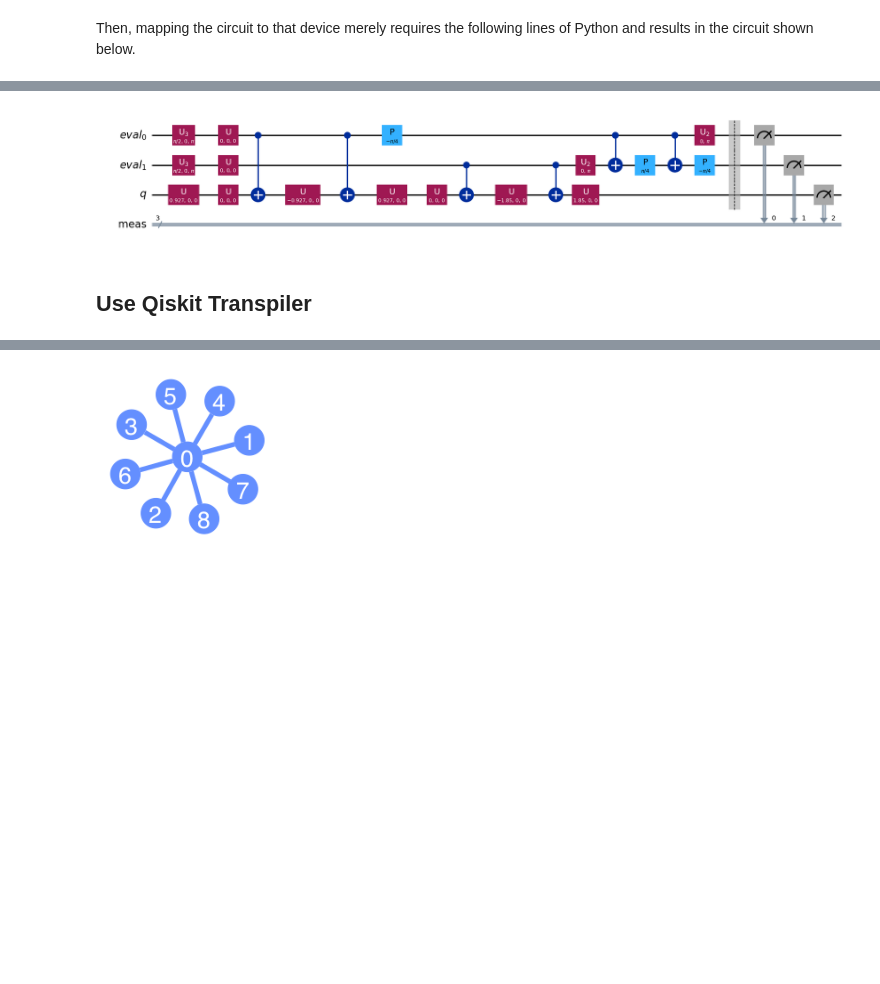
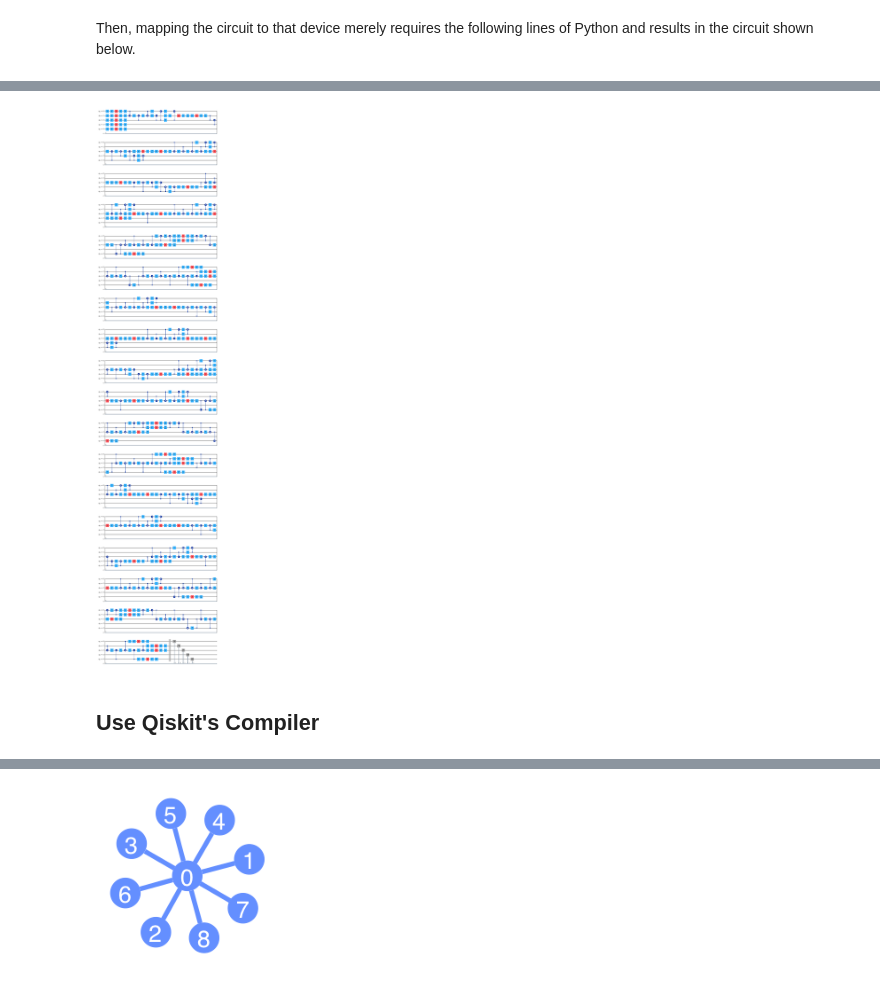
Before and after one commit to cda-tum/mqt, a Jupyter notebook: tutorial/02_compilation.ipynb, the cells around one changed output, grey strips where cells are left out. Cells and saved outputs as stored; diff of their text form; code cells hidden in the pictures; blank space fills up the shorter version.

```diff
--- a/tutorial/02_compilation.ipynb
+++ b/tutorial/02_compilation.ipynb
@@ -38,7 +36,10 @@ Assume we want to perform the computation from the previous GHZ state on a five-
 from qiskit.providers.fake_provider import Fake5QV1
 from qiskit.pulse import num_qubits
 from qiskit.visualization import plot_gate_map
+from qiskit.providers.fake_provider import GenericBackendV2
 
-backend = Fake5QV1()
+coupling_map = [[0, 1], [1,0], [1, 2], [2, 1], [0, 2], [2, 0], [2, 4], [4, 2], [2, 3], [3, 2], [3, 4], [4, 3]]
+backend = GenericBackendV2(num_qubits=5, coupling_map=coupling_map, basis_gates=["cx", "u"])
+
 plot_gate_map(backend)
 # %% [output]
@@ -51,5 +52,4 @@ from qiskit.providers.fake_provider import Fake5QV1
 from mqt.bench import get_benchmark
 
 circ = get_benchmark(benchmark_name="ghz", level="alg", circuit_size=3)
-backend = Fake5QV1()
-circ_mapped, results = compile(circ, backend)
+circ.draw(output="mpl")
@@ -78,0 +75,3 @@ circ_mapped.draw(output='mpl')
+# %%
+circ=get_benchmark(benchmark_name="grover-noancilla", level="nativegates", circuit_size=5).decompose(reps=3)
+circ.draw(output="mpl")
@@ -79,9 +80,9 @@ circ_mapped.draw(output='mpl')
 # %%
-circ = get_benchmark(benchmark_name="ae", level="alg", circuit_size=3).decompose(reps=3)
-circ.draw(output='mpl')
+circ_mapped, results = compile(circ, backend)
+circ_mapped.draw(output="mpl")
 # %% [output]
-[figure, old version]
+[figure, new version]
 # %% [markdown]
-## Use Qiskit Transpiler
+## Use Qiskit's Compiler
 # %%
 from qiskit import transpile
```
Also changed, not shown: parts of 21 cells of this notebook.
